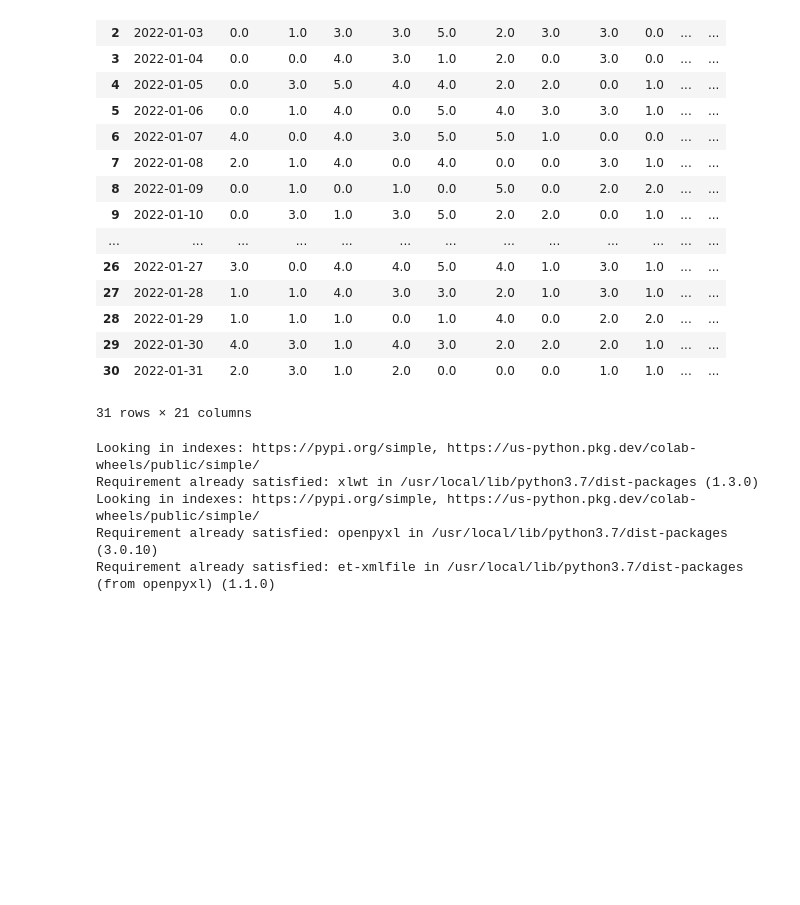
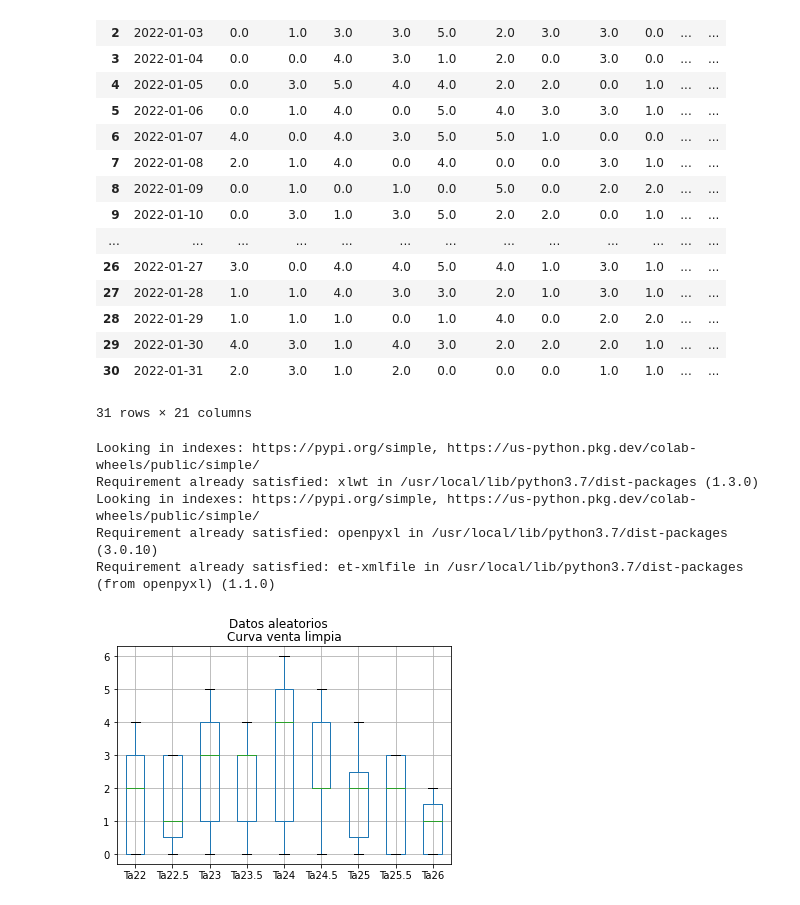
Before and after one commit to jcjimenezb123/PFM_PronosticoDemanda, a Jupyter notebook: RecontruccionVta.ipynb, the cells around one changed output. Drawn from its saved outputs; the diff is of its cells as text; code cells hidden in the pictures; blank space fills up the shorter version.

```diff
--- a/RecontruccionVta.ipynb
+++ b/RecontruccionVta.ipynb
@@ -207,3 +207,12 @@ columnas = list(df.columns[1:10].values)
 df.to_excel("Book2.xlsx",
             columns=columnas,
             index=False,engine='openpyxl')
+# %%
+import matplotlib.pyplot as plt
+#df.boxplot(by='tienda', column =columnas, grid = True);
+plt.suptitle('Datos aleatorios')
+plt.title('Curva venta limpia')
+
+df.boxplot(column =columnas, grid = True);
+# %% [output]
+[figure, added]
```
Also changed, not shown: parts of 2 cells of this notebook.
